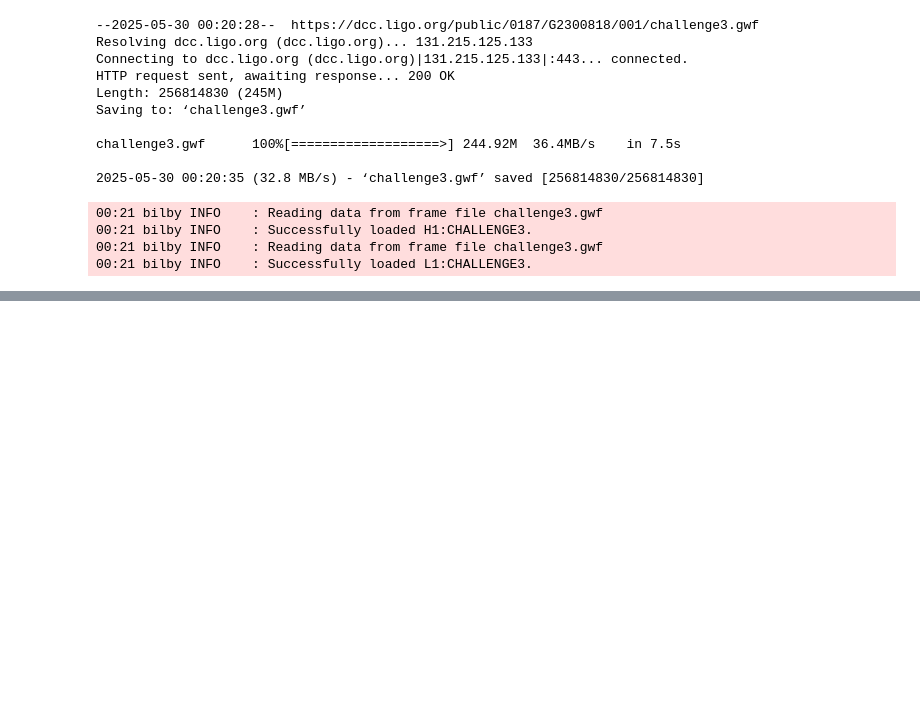
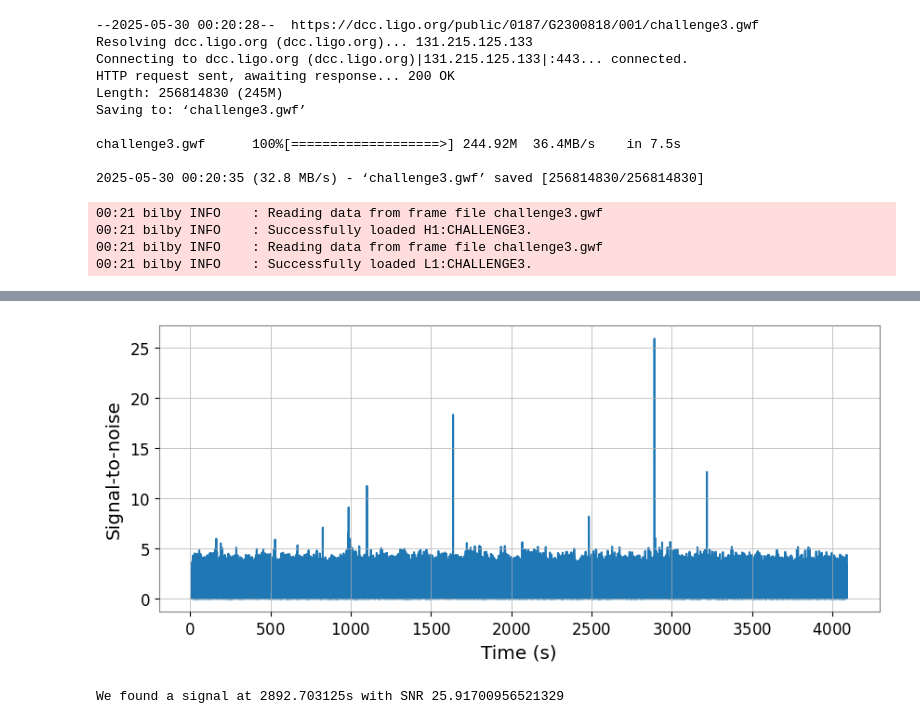
Before and after one commit to dpl5435/GWOSC-Project, a Jupyter notebook: Challenge3.ipynb, the cells around one changed output, grey strips where cells are left out. Drawn from its saved outputs; the diff is of its cells as text; code cells hidden in the pictures; blank space fills up the shorter version.

```diff
--- a/Challenge3.ipynb
+++ b/Challenge3.ipynb
@@ -50,0 +127,36 @@ for ifo_name in ['H1', 'L1']:
+# %%
+from pycbc.filter import matched_filter
+import numpy
+
+snr = matched_filter(template, conditioned,
+                     psd=psd, low_frequency_cutoff=20)
+
+# Remove time corrupted by the template filter and the psd filter
+# We remove 4 seconds at the beginning and end for the PSD filtering
+# And we remove 4 additional seconds at the beginning to account for
+# the template length (this is somewhat generous for
+# so short a template). A longer signal such as from a BNS, would
+# require much more padding at the beginning of the vector.
+snr = snr.crop(4 + 4, 4)
+
+# Why are we taking an abs() here?
+# The `matched_filter` function actually returns a 'complex' SNR.
+# What that means is that the real portion corresponds to the SNR
+# associated with directly filtering the template with the data.
+# The imaginary portion corresponds to filtering with a template that
+# is 90 degrees out of phase. Since the phase of a signal may be
+# anything, we choose to maximize over the phase of the signal.
+plt.figure(figsize=[10, 4])
+plt.plot(snr.sample_times, abs(snr))
+plt.ylabel('Signal-to-noise')
+plt.xlabel('Time (s)')
+plt.show()
+
+peak = abs(snr).numpy().argmax()
+snrp = snr[peak]
+time = snr.sample_times[peak]
+
+print("We found a signal at {}s with SNR {}".format(time, abs(snrp)))
+# %% [output]
+[figure, added]
+We found a signal at 2892.703125s with SNR 25.91700956521329
```
Also changed, not shown: parts of 5 cells of this notebook.
